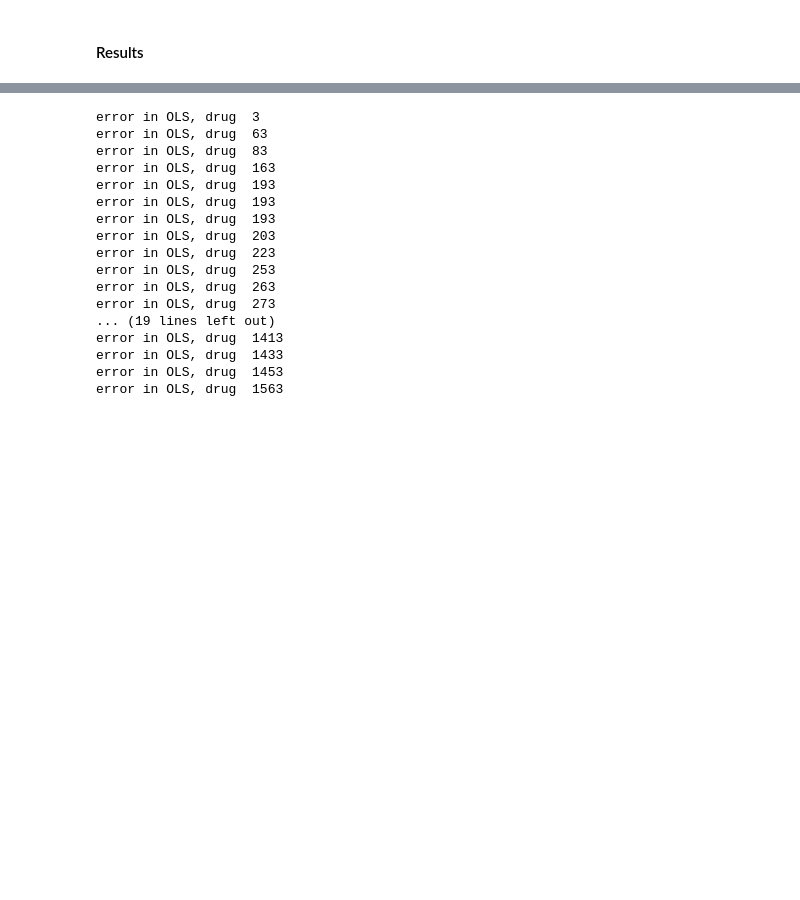
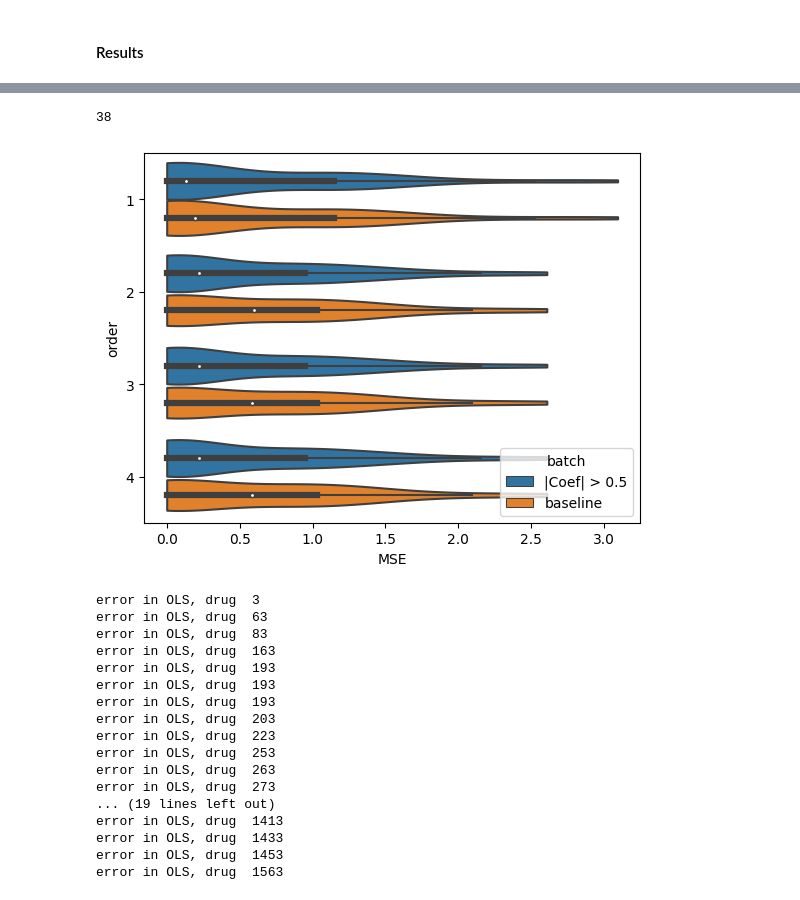
Before and after one commit to Yatish0833/multiomics-synergies, a Jupyter notebook: explainability.ipynb, the cells around one changed output, grey strips where cells are left out. Drawn from its saved outputs; the diff is of its cells as text; code cells hidden in the pictures; blank space fills up the shorter version.

```diff
--- a/explainability.ipynb
+++ b/explainability.ipynb
@@ -282,3 +368,3 @@ error in OLS, drug  2503
 # %%
-r2_05 = regression_per_drug(proteins, drug_list, 0.05)
+r2_05 = regression_per_drug(proteins, drug_list)
 # %% [output]
@@ -368,0 +415,4 @@ error in OLS, drug  2503
+# %%
+len(r2_05[["drug"]].drop_duplicates())
+# %% [output]
+38
@@ -369 +421,11 @@ error in OLS, drug  2503
+# %%
+r2_5["batch"] = "|Coef| > 0.5"
+r2_05["batch"] = "baseline"
+
+r_combined = pd.concat([r2_5, r2_05], ignore_index=True)
+r_combined = r_combined[["MSE", "pearsonR", "order", "drug", "batch"]].drop_duplicates(ignore_index=True)
+sns.violinplot(data=r_combined, x="MSE", y="order", hue="batch", cut=0, orient="h" )
+plt.savefig(working_dir+"img/mse.png")
+# %% [output]
+[figure, added]
 # %%
```
Also changed, not shown: parts of 26 cells of this notebook, 1 other file.
